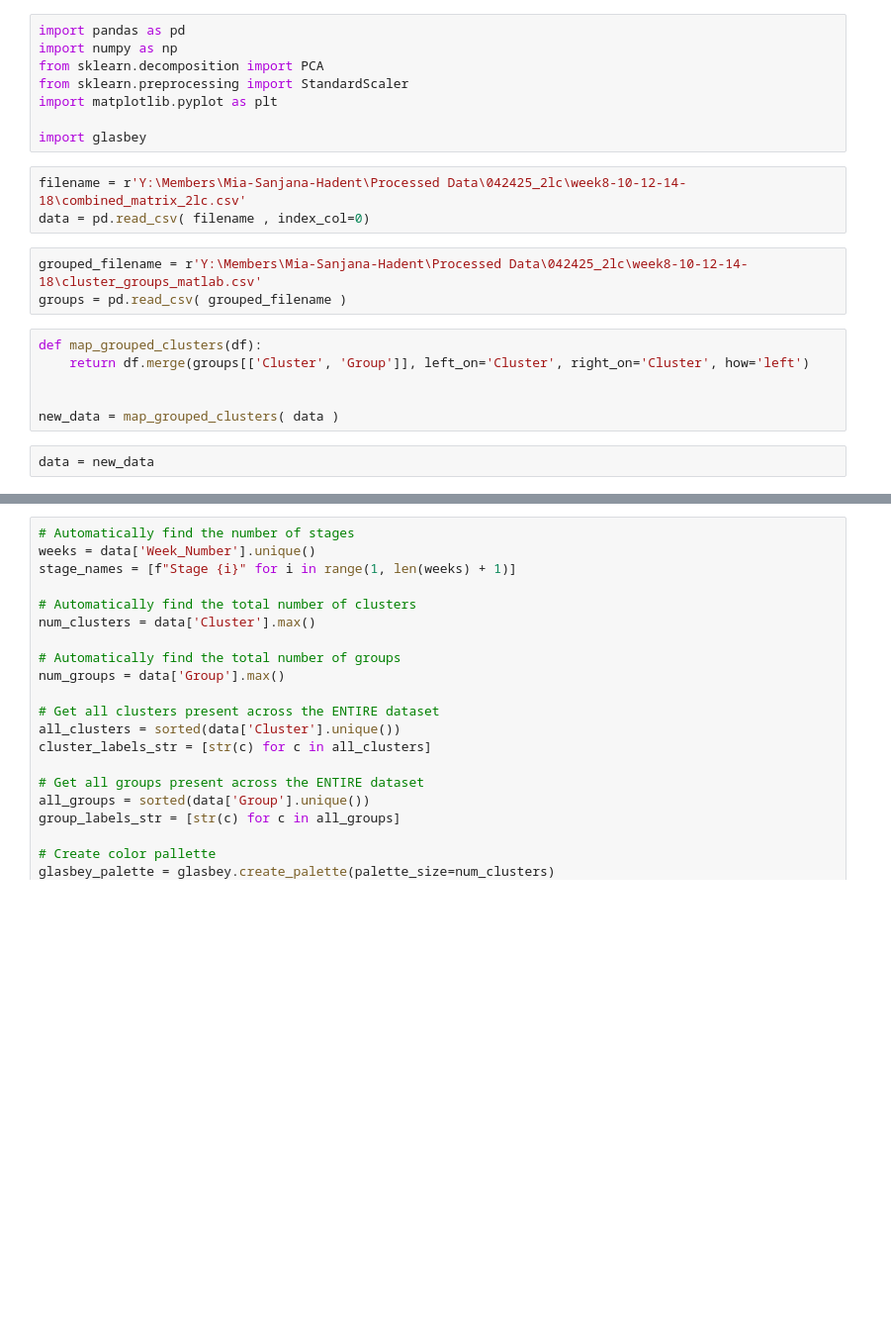
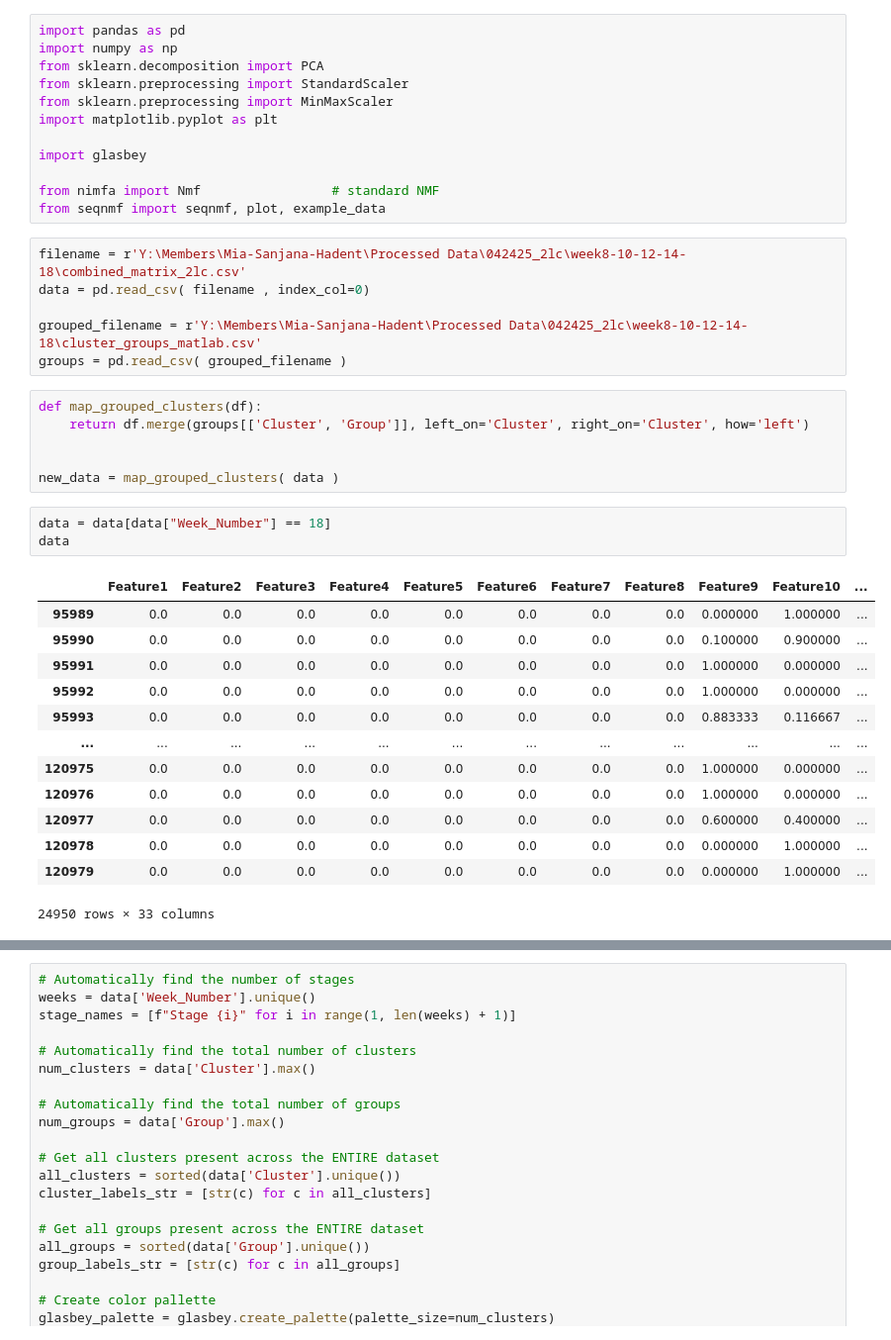
Before and after one commit to Ganglia-Guardian/AccelCluster-Visualizations, a Jupyter notebook: pca.ipynb, the cells around one changed output, grey strips where cells are left out. Shown at 99% size. Saved outputs shown, nothing was run; the diff lists cells and outputs as text; blank space fills up the shorter version.

```diff
--- a/pca.ipynb
+++ b/pca.ipynb
@@ -5,20 +29,39 @@ import pandas as pd
 import numpy as np
 from sklearn.decomposition import PCA
 from sklearn.preprocessing import StandardScaler
+from sklearn.preprocessing import MinMaxScaler
 import matplotlib.pyplot as plt
 
 import glasbey
+
+from nimfa import Nmf                 # standard NMF
+from seqnmf import seqnmf, plot, example_data
 # %%
 filename = r'Y:\Members\Mia-Sanjana-Hadent\Processed Data\042425_2lc\week8-10-12-14-18\combined_matrix_2lc.csv'
 data = pd.read_csv( filename , index_col=0)
+
+grouped_filename = r'Y:\Members\Mia-Sanjana-Hadent\Processed Data\042425_2lc\week8-10-12-14-18\cluster_groups_matlab.csv'
+groups = pd.read_csv( grouped_filename )
-# %%
-grouped_filename = r'Y:\Members\Mia-Sanjana-Hadent\Processed Data\042425_2lc\week8-10-12-14-18\cluster_groups_matlab.csv'
-groups = pd.read_csv( grouped_filename )
 # %%
 def map_grouped_clusters(df):
     return df.merge(groups[['Cluster', 'Group']], left_on='Cluster', right_on='Cluster', how='left')
 
 
 new_data = map_grouped_clusters( data )
-# %%
-data = new_data
+# %%
+data = data[data["Week_Number"] == 18]
+data
+# %% [output]
+|  | Feature1 | Feature2 | Feature3 | Feature4 | Feature5 | Feature6 | Feature7 | Feature8 | Feature9 | Feature10 | ... |
+| 95989 | 0.0 | 0.0 | 0.0 | 0.0 | 0.0 | 0.0 | 0.0 | 0.0 | 0.000000 | 1.000000 | ... |
+| 95990 | 0.0 | 0.0 | 0.0 | 0.0 | 0.0 | 0.0 | 0.0 | 0.0 | 0.100000 | 0.900000 | ... |
+| 95991 | 0.0 | 0.0 | 0.0 | 0.0 | 0.0 | 0.0 | 0.0 | 0.0 | 1.000000 | 0.000000 | ... |
+| 95992 | 0.0 | 0.0 | 0.0 | 0.0 | 0.0 | 0.0 | 0.0 | 0.0 | 1.000000 | 0.000000 | ... |
+| 95993 | 0.0 | 0.0 | 0.0 | 0.0 | 0.0 | 0.0 | 0.0 | 0.0 | 0.883333 | 0.116667 | ... |
+| ... | ... | ... | ... | ... | ... | ... | ... | ... | ... | ... | ... |
+| 120975 | 0.0 | 0.0 | 0.0 | 0.0 | 0.0 | 0.0 | 0.0 | 0.0 | 1.000000 | 0.000000 | ... |
+| 120976 | 0.0 | 0.0 | 0.0 | 0.0 | 0.0 | 0.0 | 0.0 | 0.0 | 1.000000 | 0.000000 | ... |
+| 120977 | 0.0 | 0.0 | 0.0 | 0.0 | 0.0 | 0.0 | 0.0 | 0.0 | 0.600000 | 0.400000 | ... |
+| 120978 | 0.0 | 0.0 | 0.0 | 0.0 | 0.0 | 0.0 | 0.0 | 0.0 | 0.000000 | 1.000000 | ... |
+| 120979 | 0.0 | 0.0 | 0.0 | 0.0 | 0.0 | 0.0 | 0.0 | 0.0 | 0.000000 | 1.000000 | ... |
+24950 rows × 33 columns
```
Also changed, not shown: parts of 12 cells of this notebook.
